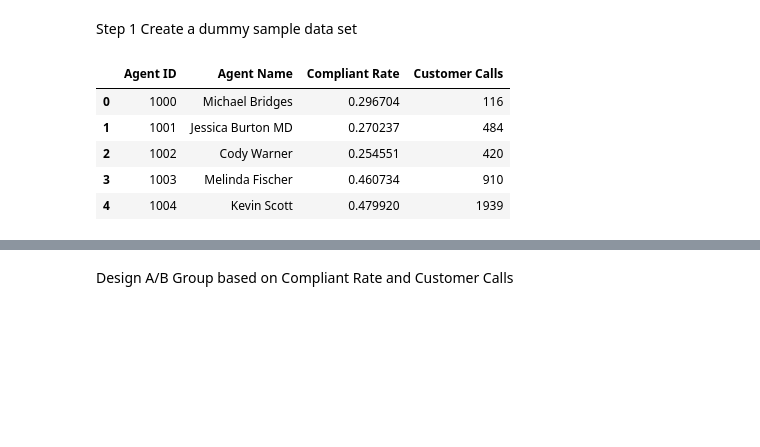
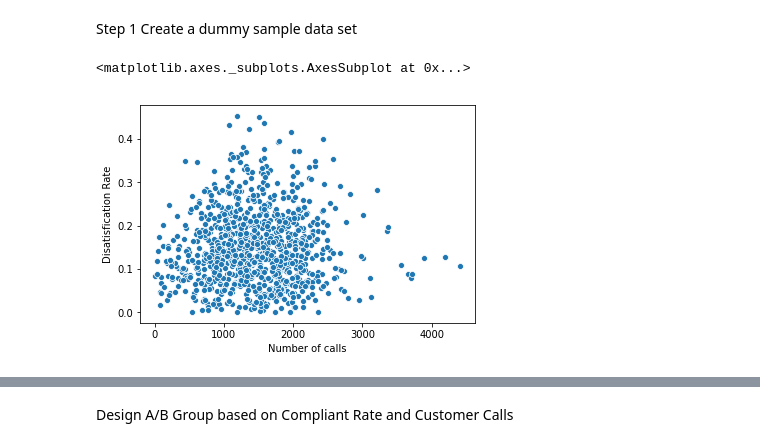
Before and after one commit to double-tea-l/AB-Testing, a Jupyter notebook: sampling.ipynb, the cells around one changed output, grey strips where cells are left out. Drawn from its saved outputs; the diff is of its cells as text; code cells hidden in the pictures; blank space fills up the shorter version.

```diff
--- a/sampling.ipynb
+++ b/sampling.ipynb
@@ -20,31 +43,37 @@ Fake case:
 Every customer service agent has a customer rating. To reduce customer complaints and improve rating, the company plans to roll out a X hour training. Before scaling up the program, the company would like to run an experiement to see whether the training helps reduce customer complaints.
 # %% [markdown]
 Step 1 Create a dummy sample data set
-# %%
-fake = faker.Faker()
-
-# function to create a dataframe with fake values for our workers
-def create_agents(num):
-
-    state = [fake.state() for x in range(10)]
-
-    agents = [{'Agent ID': x + 1000,
-                  'Agent Name': fake.name(),
-                #   'Agent Tenure': int(np.random.uniform(0, 1000, 1)),
-                #   'State': np.random.choice(state),
-                  'Compliant Rate': float(np.random.uniform(0,0.5,1)), # complaint rate between 0 and 50%, uniform dist.
-                  'Customer Calls': int(np.random.uniform(0, 2000, 1)) # customer calls received between 0 and 2000, uniform dist.
-                  } for x in range(num)
-                ]
-
-    return agents
-
-df_agent = pd.DataFrame(create_agents(num = 1000))
-df_agent.head()
-# %% [output]
-|  | Agent ID | Agent Name | Compliant Rate | Customer Calls |
-| 0 | 1000 | Michael Bridges | 0.296704 | 116 |
-| 1 | 1001 | Jessica Burton MD | 0.270237 | 484 |
-| 2 | 1002 | Cody Warner | 0.254551 | 420 |
-| 3 | 1003 | Melinda Fischer | 0.460734 | 910 |
-| 4 | 1004 | Kevin Scott | 0.479920 | 1939 |
+# %%
+fake = faker.Faker()
+
+# function to create a dataframe with fake values for our workers
+def create_agents(n1, n2):
+
+    def PosNormal(mean, sigma):
+      x = np.random.normal(mean,sigma,1)
+      return(x if x>=0 else PosNormal(mean,sigma))
+
+    list_1 = [{'Agent ID': x + 1000
+                , 'Agent Name': fake.name()
+                , 'Number of calls': int(PosNormal(5, 1500)) # customer calls received between 0 and 2000, uniform dist
+                , 'Disatisfication Rate': float(PosNormal(0.1,0.05)), # complaint rate between 0 and 50%, uniform dist.
+                  } for x in range(n1)
+                ]
+
+    list_2 = [{'Agent ID': x + 1000 + n1
+                , 'Agent Name': fake.name()
+                , 'Number of calls': int(PosNormal(1500, 500)) # customer calls received between 0 and 2000, uniform dist
+                , 'Disatisfication Rate': float(PosNormal(0.15,0.1)), # complaint rate between 0 and 50%, uniform dist.
+                  } for x in range(n2)
+                ]
+
+    agents = list_1 + list_2
+
+    return agents
+
+df_agent = pd.DataFrame(create_agents(n1 = 200, n2 = 800))
+
+sns.scatterplot(data=df_agent, x="Number of calls", y="Disatisfication Rate")
+# %% [output]
+<matplotlib.axes._subplots.AxesSubplot at 0x...>
+[figure, added]
```
Also changed, not shown: parts of 14 cells of this notebook, 2 other files.
